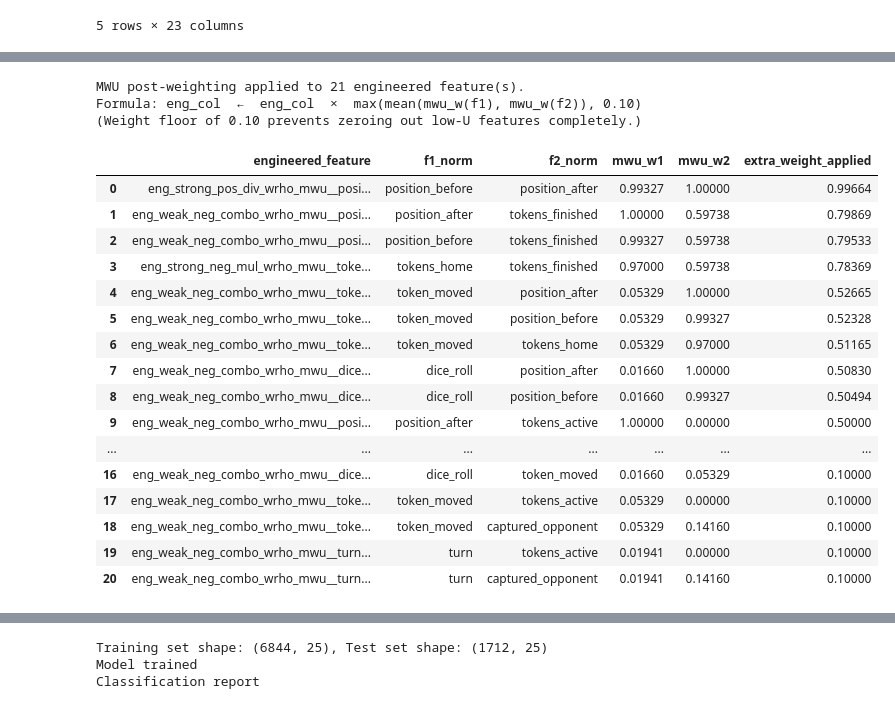
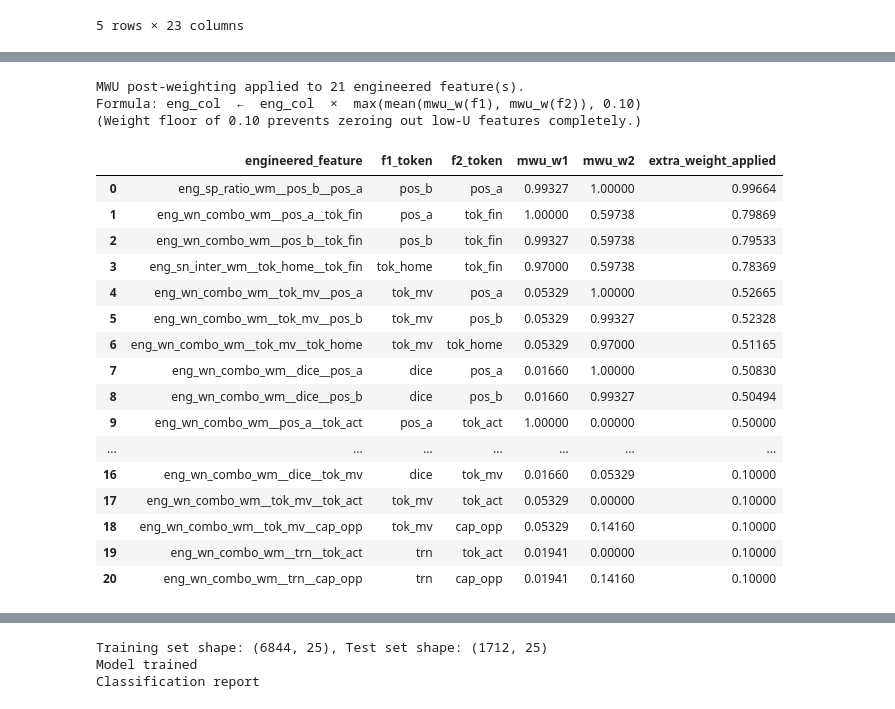
Before and after one commit to chizoalban2003-beep/Ludometrics-AI-Ethics, a Jupyter notebook: jupyter_notebooks/Feature_engineering.ipynb, the cells around one changed output, grey strips where cells are left out. Drawn from its saved outputs; the diff is of its cells as text; code cells hidden in the pictures.

```diff
--- a/jupyter_notebooks/Feature_engineering.ipynb
+++ b/jupyter_notebooks/Feature_engineering.ipynb
@@ -524,81 +713,96 @@ Top MWU-weighted base features (from Ludo_EDA Step 6d):
 # %%
-
 # STEP 3b — MWU post-weighting of correlation-engineered features
 # Each engineered column was created with a blended Spearman-rho * MWU weight.
-# This cell applies a *second*, additive MWU pass using the per-feature separation
-# weights from Ludo_EDA (mwu_weight_lookup), reinforcing discrimination between
-# winners and non-winners independently of the original Spearman scaling.
+# This cell applies a *second*, additive MWU pass using per-feature separation
+# weights from Ludo_EDA (mwu_weight_lookup), reinforcing winner/non-winner separation.
 
-# Build a normalized lookup so column-embedded names (e.g. 'tokens_home') resolve
-# to the same MWU weight as the original feature name (e.g. 'Tokens_Home').
-norm_mwu_lookup = {
-    normalize_feature_name(k): v
-    for k, v in mwu_weight_lookup.items()
+# Build normalized lookup for both canonical and compact feature tokens.
+compact_token_map = {
+    'turn': 'trn',
+    'dice_roll': 'dice',
+    'token_moved': 'tok_mv',
+    'position_before': 'pos_b',
+    'position_after': 'pos_a',
+    'tokens_home': 'tok_home',
+    'tokens_active': 'tok_act',
+    'tokens_finished': 'tok_fin',
+    'captured_opponent': 'cap_opp',
+    'player_red': 'ply_red',
+    'player_blue': 'ply_blue',
 }
+
+def _compact_token(name):
+    return compact_token_map.get(str(name), str(name))
+
+norm_mwu_lookup = {}
+for k, v in mwu_weight_lookup.items():
+    k_norm = normalize_feature_name(k)
+    norm_mwu_lookup[k_norm] = v
+    norm_mwu_lookup[_compact_token(k_norm)] = v
 
 eng_cols_all = [col for col in df_fe.columns if col.startswith('eng_')]
 mwu_reweight_rows = []
 
 for col in eng_cols_all:
-    # Naming format: eng_<transform>__<f1_norm>__<f2_norm>
+    # Naming format: eng_<transform>__<f1_token>__<f2_token>
     parts = col.split('__')
     if len(parts) < 3:
         continue
 
-    f1_norm = parts[1]
-    f2_norm = parts[2]
+    f1_token = parts[1]
+    f2_token = parts[2]
 
-    w1 = norm_mwu_lookup.get(f1_norm, 0.0)
-    w2 = norm_mwu_lookup.get(f2_norm, 0.0)
+    w1 = norm_mwu_lookup.get(f1_token, 0.0)
+    w2 = norm_mwu_lookup.get(f2_token, 0.0)
 
-    # Pair-level extra weight: average of the two source-feature MWU weights.
-    # Guarded with a floor of 0.1 so no engineered column is fully zeroed out.
+    # Pair-level extra weight: average of source-feature MWU weights.
+    # Floor of 0.1 prevents zeroing out engineered columns.
     mwu_extra = max((w1 + w2) / 2.0, 0.1)
 
     df_fe[col] = df_fe[col] * mwu_extra
 
     mwu_reweight_rows.append({
         'engineered_feature': col,
-        'f1_norm': f1_norm,
-        'f2_norm': f2_norm,
+        'f1_token': f1_token,
+        'f2_token': f2_token,
         'mwu_w1': round(w1, 5),
         'mwu_w2': round(w2, 5),
         'extra_weight_applied': round(mwu_extra, 5),
     })
 
 mwu_reweight_summary = (
     pd.DataFrame(mwu_reweight_rows)
     .sort_values('extra_weight_applied', ascending=False)
     .reset_index(drop=True)
 )
 
 print(f"MWU post-weighting applied to {len(eng_cols_all)} engineered feature(s).")
 print("Formula: eng_col  ←  eng_col  ×  max(mean(mwu_w(f1), mwu_w(f2)), 0.10)")
 print("(Weight floor of 0.10 prevents zeroing out low-U features completely.)")
 display(mwu_reweight_summary)
 
 # Preview top-weighted engineered columns after scaling
 top_preview = mwu_reweight_summary['engineered_feature'].head(5).tolist()
 if top_preview:
     display(df_fe[['Game_ID', 'Is_Winner'] + top_preview].head())
 # %% [output]
 MWU post-weighting applied to 21 engineered feature(s).
 Formula: eng_col  ←  eng_col  ×  max(mean(mwu_w(f1), mwu_w(f2)), 0.10)
 (Weight floor of 0.10 prevents zeroing out low-U features completely.)
-|  | engineered_feature | f1_norm | f2_norm | mwu_w1 | mwu_w2 | extra_weight_applied |
-| 0 | eng_strong_pos_div_wrho_mwu__posi... | position_before | position_after | 0.99327 | 1.00000 | 0.99664 |
-| 1 | eng_weak_neg_combo_wrho_mwu__posi... | position_after | tokens_finished | 1.00000 | 0.59738 | 0.79869 |
-| 2 | eng_weak_neg_combo_wrho_mwu__posi... | position_before | tokens_finished | 0.99327 | 0.59738 | 0.79533 |
-| 3 | eng_strong_neg_mul_wrho_mwu__toke... | tokens_home | tokens_finished | 0.97000 | 0.59738 | 0.78369 |
-| 4 | eng_weak_neg_combo_wrho_mwu__toke... | token_moved | position_after | 0.05329 | 1.00000 | 0.52665 |
-| 5 | eng_weak_neg_combo_wrho_mwu__toke... | token_moved | position_before | 0.05329 | 0.99327 | 0.52328 |
-| 6 | eng_weak_neg_combo_wrho_mwu__toke... | token_moved | tokens_home | 0.05329 | 0.97000 | 0.51165 |
-| 7 | eng_weak_neg_combo_wrho_mwu__dice... | dice_roll | position_after | 0.01660 | 1.00000 | 0.50830 |
-| 8 | eng_weak_neg_combo_wrho_mwu__dice... | dice_roll | position_before | 0.01660 | 0.99327 | 0.50494 |
-| 9 | eng_weak_neg_combo_wrho_mwu__posi... | position_after | tokens_active | 1.00000 | 0.00000 | 0.50000 |
+|  | engineered_feature | f1_token | f2_token | mwu_w1 | mwu_w2 | extra_weight_applied |
+| 0 | eng_sp_ratio_wm__pos_b__pos_a | pos_b | pos_a | 0.99327 | 1.00000 | 0.99664 |
+| 1 | eng_wn_combo_wm__pos_a__tok_fin | pos_a | tok_fin | 1.00000 | 0.59738 | 0.79869 |
+| 2 | eng_wn_combo_wm__pos_b__tok_fin | pos_b | tok_fin | 0.99327 | 0.59738 | 0.79533 |
+| 3 | eng_sn_inter_wm__tok_home__tok_fin | tok_home | tok_fin | 0.97000 | 0.59738 | 0.78369 |
+| 4 | eng_wn_combo_wm__tok_mv__pos_a | tok_mv | pos_a | 0.05329 | 1.00000 | 0.52665 |
+| 5 | eng_wn_combo_wm__tok_mv__pos_b | tok_mv | pos_b | 0.05329 | 0.99327 | 0.52328 |
+| 6 | eng_wn_combo_wm__tok_mv__tok_home | tok_mv | tok_home | 0.05329 | 0.97000 | 0.51165 |
+| 7 | eng_wn_combo_wm__dice__pos_a | dice | pos_a | 0.01660 | 1.00000 | 0.50830 |
+| 8 | eng_wn_combo_wm__dice__pos_b | dice | pos_b | 0.01660 | 0.99327 | 0.50494 |
+| 9 | eng_wn_combo_wm__pos_a__tok_act | pos_a | tok_act | 1.00000 | 0.00000 | 0.50000 |
 | ... | ... | ... | ... | ... | ... | ... |
-| 16 | eng_weak_neg_combo_wrho_mwu__dice... | dice_roll | token_moved | 0.01660 | 0.05329 | 0.10000 |
-| 17 | eng_weak_neg_combo_wrho_mwu__toke... | token_moved | tokens_active | 0.05329 | 0.00000 | 0.10000 |
-| 18 | eng_weak_neg_combo_wrho_mwu__toke... | token_moved | captured_opponent | 0.05329 | 0.14160 | 0.10000 |
-| 19 | eng_weak_neg_combo_wrho_mwu__turn... | turn | tokens_active | 0.01941 | 0.00000 | 0.10000 |
-| 20 | eng_weak_neg_combo_wrho_mwu__turn... | turn | captured_opponent | 0.01941 | 0.14160 | 0.10000 |
+| 16 | eng_wn_combo_wm__dice__tok_mv | dice | tok_mv | 0.01660 | 0.05329 | 0.10000 |
+| 17 | eng_wn_combo_wm__tok_mv__tok_act | tok_mv | tok_act | 0.05329 | 0.00000 | 0.10000 |
+| 18 | eng_wn_combo_wm__tok_mv__cap_opp | tok_mv | cap_opp | 0.05329 | 0.14160 | 0.10000 |
+| 19 | eng_wn_combo_wm__trn__tok_act | trn | tok_act | 0.01941 | 0.00000 | 0.10000 |
+| 20 | eng_wn_combo_wm__trn__cap_opp | trn | cap_opp | 0.01941 | 0.14160 | 0.10000 |
```
Also changed, not shown: parts of 8 cells of this notebook, 1 other file.
